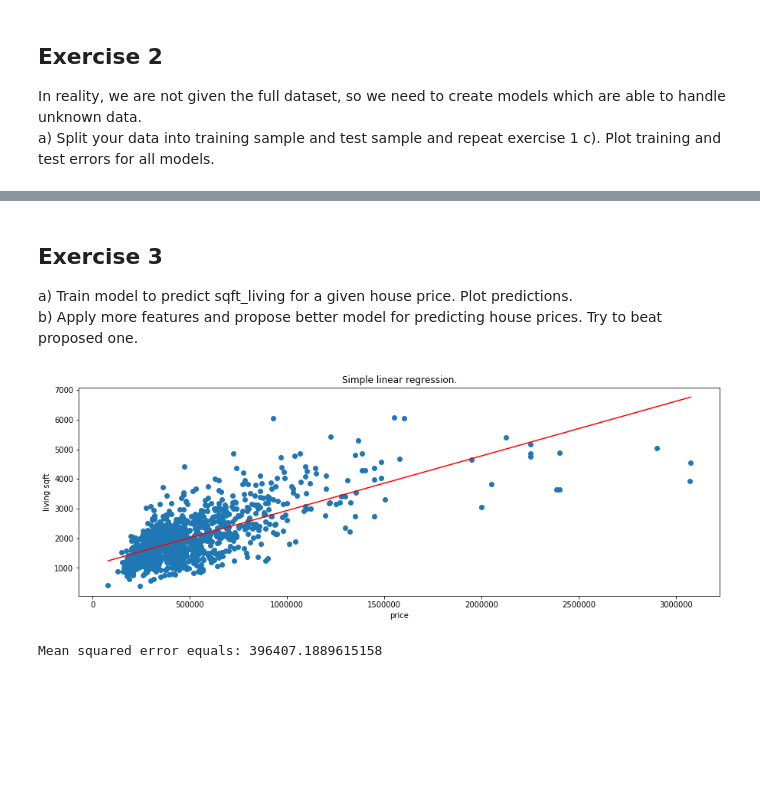
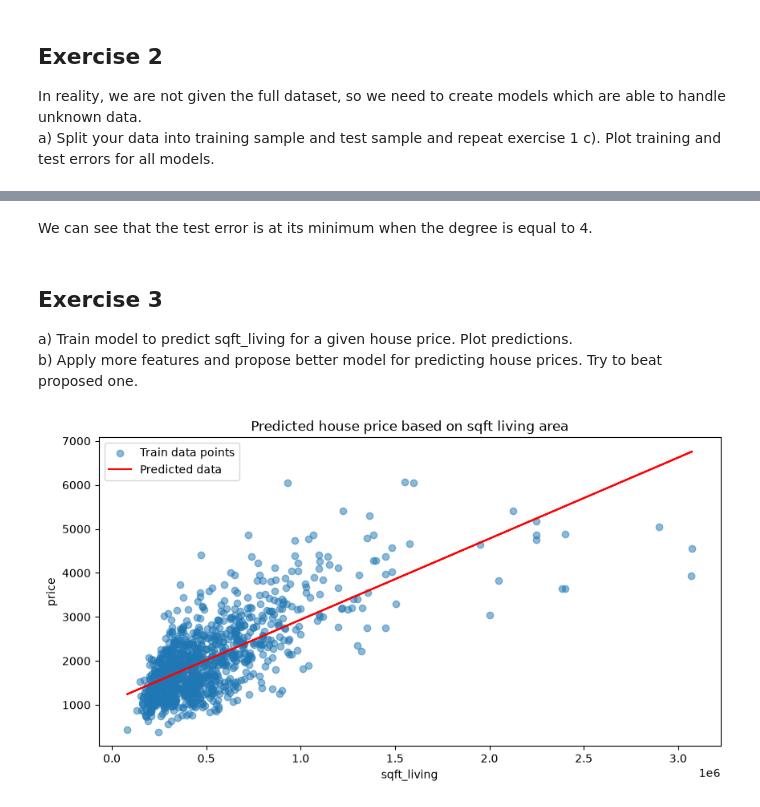
Before and after one commit to mwojtyna/uj, a Jupyter notebook: data-science/3_Assignment_Regression_primer.ipynb, the cells around one changed output, grey strips where cells are left out. Cells and saved outputs as stored; diff of their text form; code cells hidden in the pictures; blank space fills up the shorter version.

```diff
--- a/data-science/3_Assignment_Regression_primer.ipynb
+++ b/data-science/3_Assignment_Regression_primer.ipynb
@@ -115,17 +121,30 @@ Min test error:  59560604221.58601
+# %% [markdown]
+We can see that the test error is at its minimum when the degree is equal to 4.
 # %% [markdown]
 ## Exercise 3
 a) Train model to predict sqft_living for a given house price. Plot predictions.
 b) Apply more features and propose better model for predicting house prices. Try to beat proposed one.
-# %%
-#a)
-
-X = house_df.price.values.reshape(-1,1)[:1000]
-y = house_df.sqft_living.values.reshape(-1)[:1000]
-
-#Your code:
-# %% [output]
-[figure, removed]
-Mean squared error equals: 396407.1889615158
+# %%
+#a)
+
+X = house_df.price.values.reshape(-1, 1)[:1000]
+y = house_df.sqft_living.values.reshape(-1)[:1000]
+
+#Your code:
+model = LinearRegression()
+model.fit(X, y)
+y_pred = model.predict(X)
+
+fig, ax = plt.subplots(figsize=(10, 5))
+ax.scatter(X, y, label="Train data points", alpha=0.5)
+ax.plot(X, y_pred, label="Predicted data", color="red")
+ax.set_xlabel("sqft_living")
+ax.set_ylabel("price")
+ax.legend()
+plt.title("Predicted house price based on sqft living area")
+plt.show()
+# %% [output]
+[figure, added]
 # %%
 #b) Let's propose model, which uses living sqft, lot sqft, grade, view and all of their interactions up to third degree
 
```
Also changed, not shown: parts of 7 cells of this notebook.
